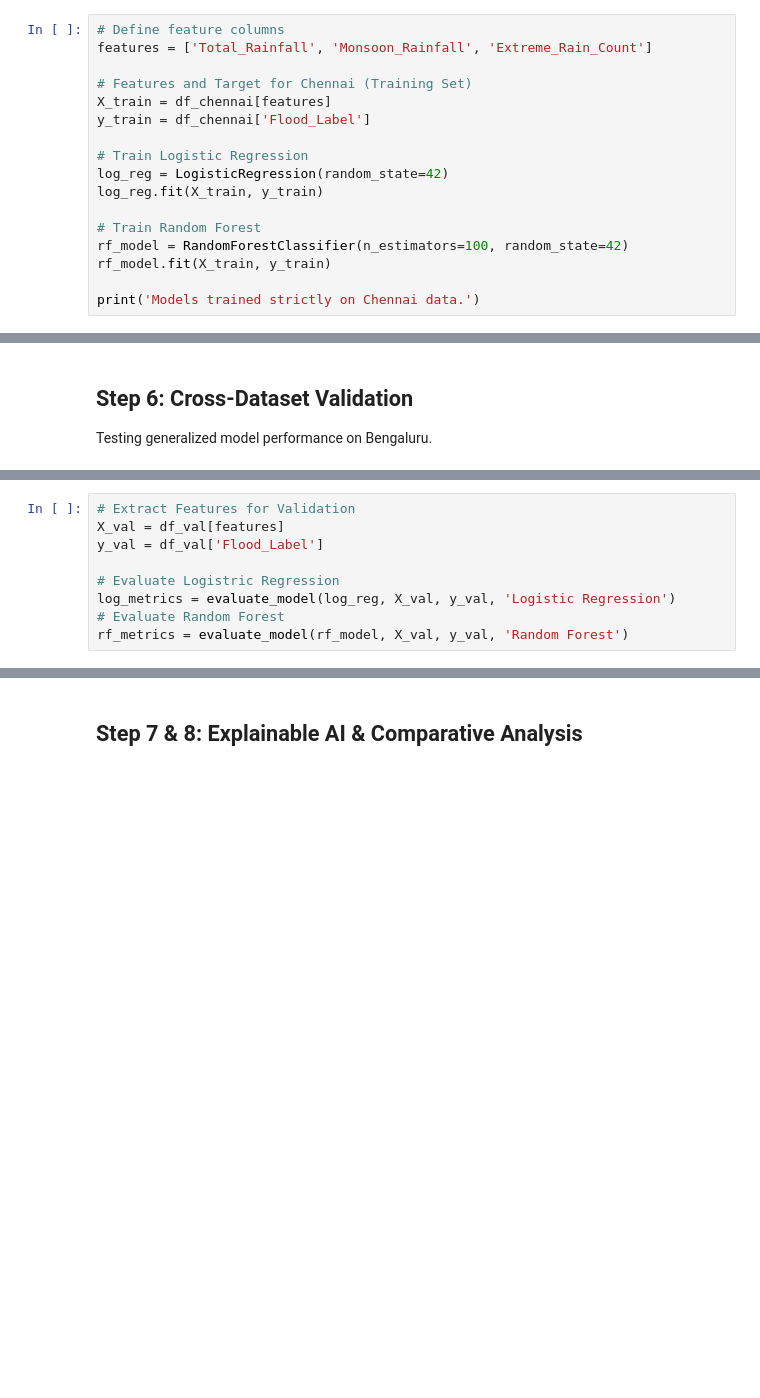
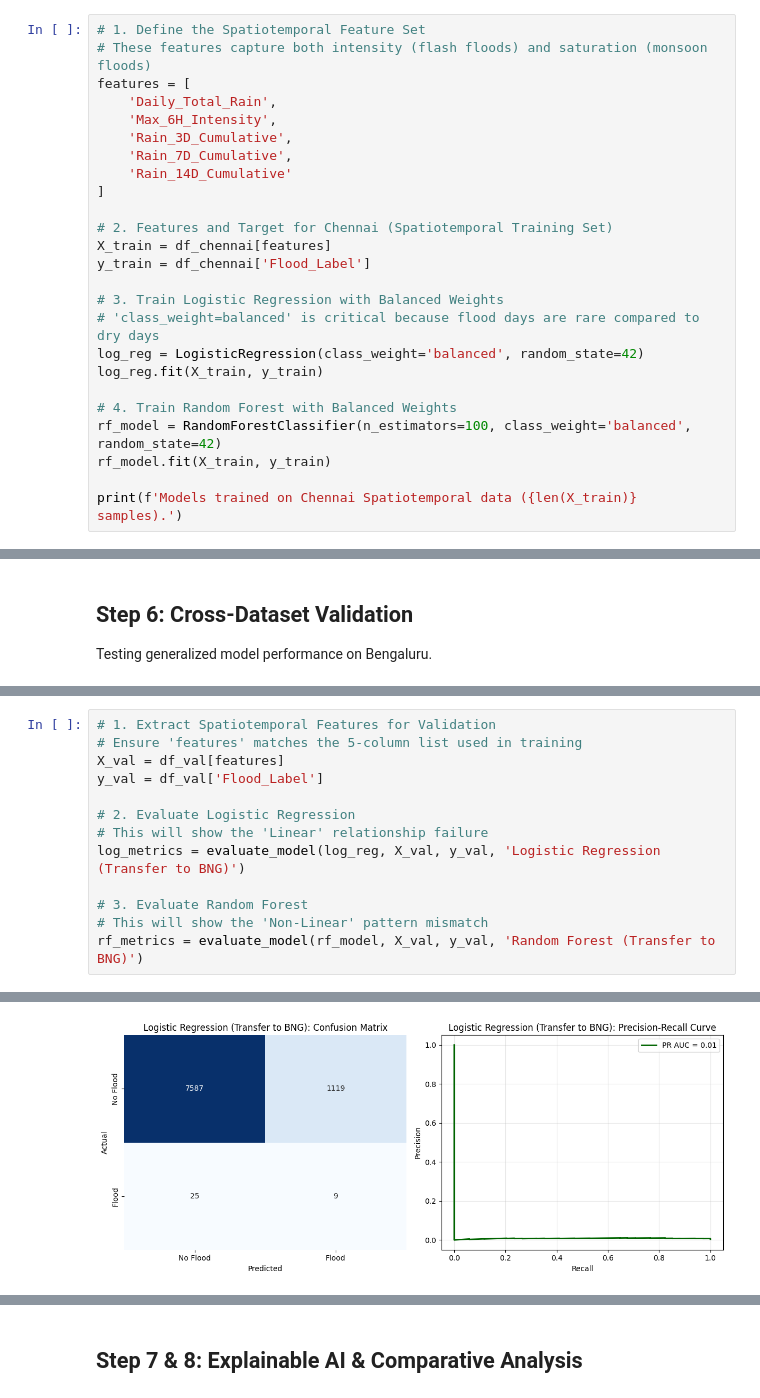
Before and after one commit to shahaarya465/Research-Methodology-6th-Sem, a Jupyter notebook: chennai_bangalore.ipynb, the cells around one changed output, grey strips where cells are left out. Cells and saved outputs as stored; diff of their text form; blank space fills up the shorter version.

```diff
--- a/chennai_bangalore.ipynb
+++ b/chennai_bangalore.ipynb
@@ -99,20 +146,28 @@ Bengaluru Data Head:
 ## Step 5: Model Development
 Training models strictly on Chennai.
 # %%
-# Define feature columns
-features = ['Total_Rainfall', 'Monsoon_Rainfall', 'Extreme_Rain_Count']
+# 1. Define the Spatiotemporal Feature Set
+# These features capture both intensity (flash floods) and saturation (monsoon floods)
+features = [
+    'Daily_Total_Rain',
+    'Max_6H_Intensity',
+    'Rain_3D_Cumulative',
+    'Rain_7D_Cumulative',
+    'Rain_14D_Cumulative'
+]
 
-# Features and Target for Chennai (Training Set)
+# 2. Features and Target for Chennai (Spatiotemporal Training Set)
 X_train = df_chennai[features]
 y_train = df_chennai['Flood_Label']
 
-# Train Logistic Regression
-log_reg = LogisticRegression(random_state=42)
+# 3. Train Logistic Regression with Balanced Weights
+# 'class_weight=balanced' is critical because flood days are rare compared to dry days
+log_reg = LogisticRegression(class_weight='balanced', random_state=42)
 log_reg.fit(X_train, y_train)
 
-# Train Random Forest
-rf_model = RandomForestClassifier(n_estimators=100, random_state=42)
+# 4. Train Random Forest with Balanced Weights
+rf_model = RandomForestClassifier(n_estimators=100, class_weight='balanced', random_state=42)
 rf_model.fit(X_train, y_train)
 
-print('Models trained strictly on Chennai data.')
+print(f'Models trained on Chennai Spatiotemporal data ({len(X_train)} samples).')
 # %% [output]
@@ -137,10 +227,14 @@ def evaluate_model(model, X_test, y_test, model_name="Model"):
 # %%
-# Extract Features for Validation
+# 1. Extract Spatiotemporal Features for Validation
+# Ensure 'features' matches the 5-column list used in training
 X_val = df_val[features]
 y_val = df_val['Flood_Label']
 
-# Evaluate Logistric Regression
-log_metrics = evaluate_model(log_reg, X_val, y_val, 'Logistic Regression')
-# Evaluate Random Forest
-rf_metrics = evaluate_model(rf_model, X_val, y_val, 'Random Forest')
+# 2. Evaluate Logistic Regression
+# This will show the 'Linear' relationship failure
+log_metrics = evaluate_model(log_reg, X_val, y_val, 'Logistic Regression (Transfer to BNG)')
+
+# 3. Evaluate Random Forest
+# This will show the 'Non-Linear' pattern mismatch
+rf_metrics = evaluate_model(rf_model, X_val, y_val, 'Random Forest (Transfer to BNG)')
 # %% [output]
@@ -157,0 +249 @@ F1-Score:  0.00
+[figure, added]
```
Also changed, not shown: parts of 14 cells of this notebook.
